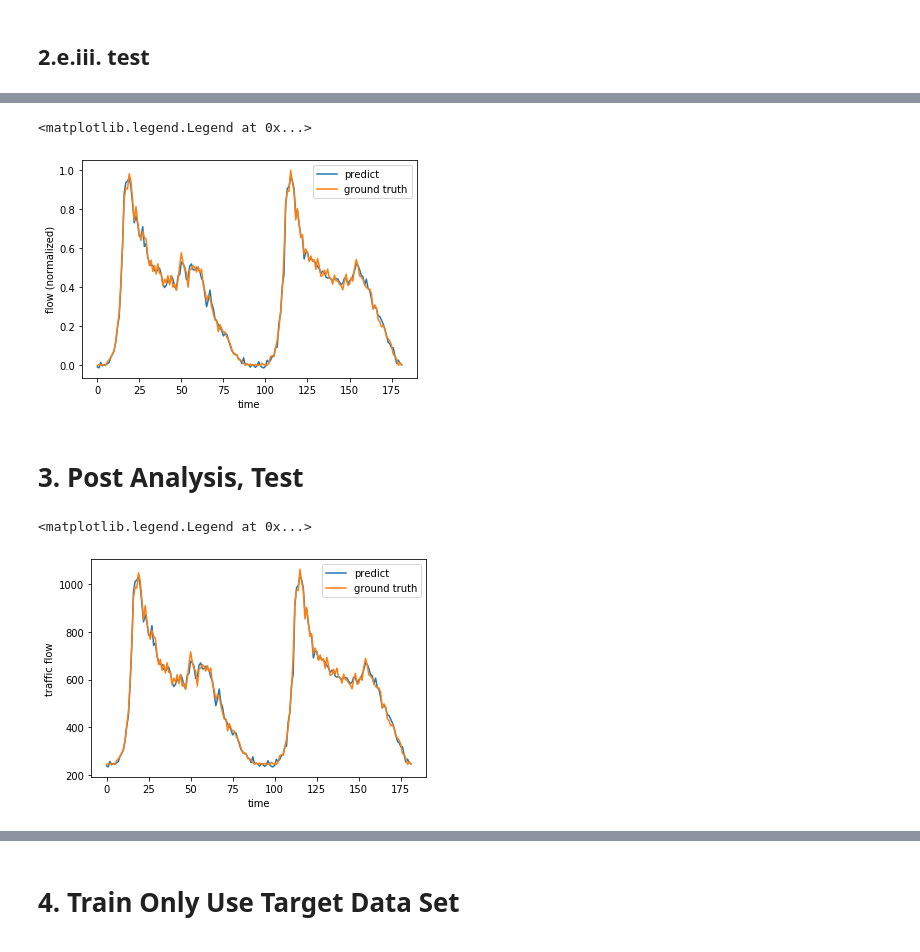
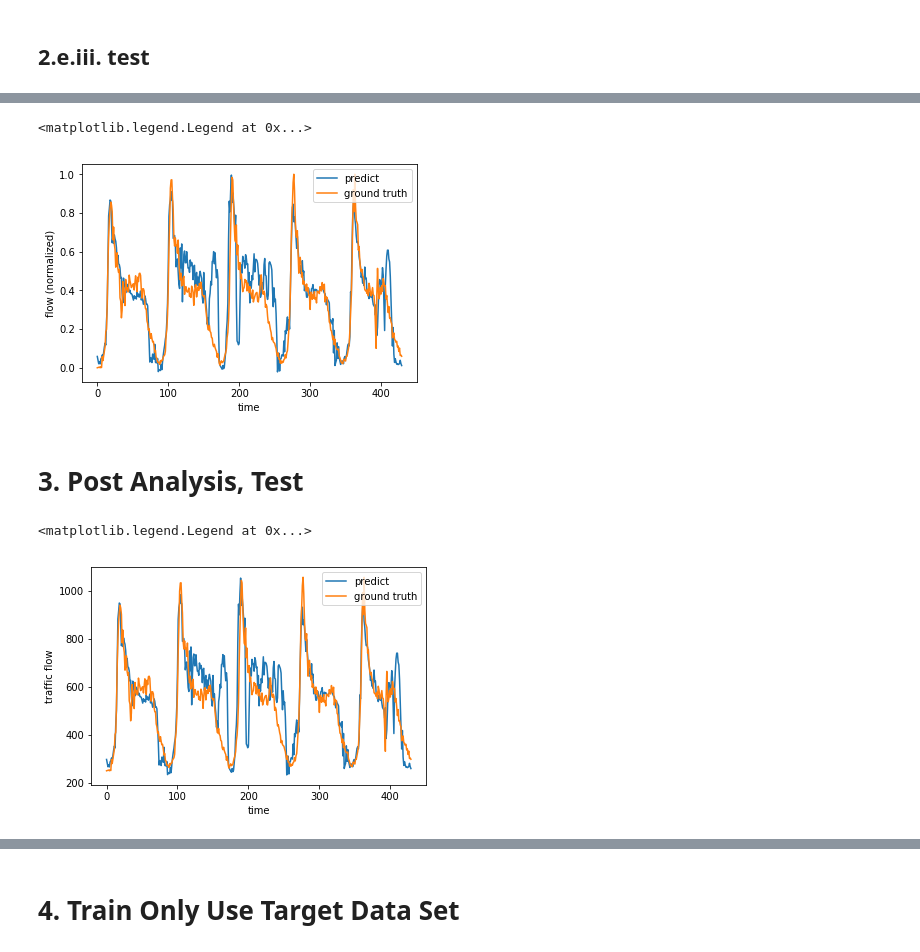
Before and after one commit to khzhang2/TCA_traffic, a Jupyter notebook: TCA_EMD_temporal_data_draft2.ipynb, the cells around one changed output, grey strips where cells are left out. Drawn from its saved outputs; the diff is of its cells as text; code cells hidden in the pictures.

```diff
--- a/TCA_EMD_temporal_data_draft2.ipynb
+++ b/TCA_EMD_temporal_data_draft2.ipynb
@@ -203,6 +226,6 @@ vis.show()
 
 Data type of **Xs**: [normalized_raw_data (fisrt row); emd_results (rest rows)]
 # %%
-#data_dim = min(imfs_src.shape[0], imfs_tar.shape[0])  # to be verified ***********************
 Xs = np.concatenate([src_domain_emd.reshape(1, -1), imfs_src, res_src.reshape(1, -1)])
 Xt = np.concatenate([tar_domain_emd.reshape(1, -1), imfs_tar, res_tar.reshape(1, -1)])
+Xt_valid = np.concatenate([tgt_validation_emd.reshape(1, -1), imfs_tar_valid, res_tar_valid.reshape(1, -1)])
@@ -274,6 +337,7 @@ class LSTM(nn.Module):
         self.lstm = nn.LSTM(inp_dim, hid_dim, layers, dropout=0.1)
 
         self.fc = nn.Sequential(
+            nn.ReLU(),
             nn.Linear(hid_dim, out_dim)
         )  # regression
 
@@ -396,0 +462,36 @@ Xs_new.shape
+# %%
+sample_num_per_day = (96 - seq_len - label_seq_len + 1)
+num_days = int(Xt_valid.shape[1]/96)
+sample_num = sample_num_per_day*num_days
+
+test_x = torch.zeros([seq_len, sample_num, inp_dim]).to(device)
+test_y = torch.zeros([label_seq_len, sample_num, inp_dim]).to(device)
+pred_y = torch.zeros([sample_num, inp_dim]).to(device)
+
+for i in range(int(Xt_valid.shape[1]/96)):
+    test_x_i, test_y_i = test_dataloader(Xt_valid_new[:, 96*i:96*(i+1)], Xt_valid[:, 96*i:96*(i+1)], \
+                                       seq_len, label_seq_len, inp_dim, label_dim)
+    pred_y_i = net(test_x_i)
+
+    test_x[:, sample_num_per_day*i:sample_num_per_day*(i+1)] += test_x_i
+    test_y[:, sample_num_per_day*i:sample_num_per_day*(i+1)] += test_y_i
+    pred_y[sample_num_per_day*i:sample_num_per_day*(i+1)] += pred_y_i
+
+    fig = plt.figure(figsize=[15,5])
+    ax = fig.add_subplot(141)
+    ax.plot(pred_y_i.cpu().detach().numpy()[:, 0], label='predict')
+    ax.plot(test_y_i.cpu().detach().numpy()[0, :, 0], label='ground truth')
+
+    ax2 = fig.add_subplot(142)
+    ax2.plot(pred_y_i.cpu().detach().numpy()[:, 1], label='predict')
+    ax2.plot(test_y_i.cpu().detach().numpy()[0, :, 1], label='ground truth')
+
+    ax3 = fig.add_subplot(143)
+    ax3.plot(pred_y_i.cpu().detach().numpy()[:, 2], label='predict')
+    ax3.plot(test_y_i.cpu().detach().numpy()[0, :,2], label='ground truth')
+
+    ax4 = fig.add_subplot(144)
+    ax4.plot(pred_y_i.cpu().detach().numpy()[:, 3], label='predict')
+    ax4.plot(test_y_i.cpu().detach().numpy()[0, :, 3], label='ground truth')
+
+    plt.legend()
@@ -397,13 +504,12 @@ Xs_new.shape
 # %%
-pred_y = net(target_x)
-plt.plot(pred_y.detach().numpy()[:, 0], label='predict')
-plt.plot(target_y.detach().numpy()[0, :, 0], label='ground truth')
+plt.plot(pred_y.cpu().detach().numpy()[:, 0], label='predict')
+plt.plot(test_y.cpu().detach().numpy()[0, :, 0], label='ground truth')
 plt.xlabel('time')
 plt.ylabel('flow (normalized)')
 plt.legend()
 # %% [output]
 <matplotlib.legend.Legend at 0x...>
-[figure, old version]
+[figure, new version]
 # %% [markdown]
 # 3. Post Analysis, Test
 # %%
@@ -415,8 +521,8 @@ def mape(actual, predict):
             n += 1
     return (tmp/n)
 # %%
-ground_truth_denorm = tar_domain_emd[seq_len:]*(max(src_domain.flatten()) - min(src_domain.flatten())) +np.mean(src_domain.flatten())
-pred_y_denorm = pred_y.detach().numpy()[:, 0]*(max(src_domain.flatten()) - min(src_domain.flatten())) +np.mean(src_domain.flatten())
+ground_truth_denorm = test_y.cpu()[0, :, 0].detach().numpy()*(max(tgt_validation.flatten()) - min(tgt_validation.flatten())) +np.mean(tgt_validation.flatten())
+pred_y_denorm = pred_y.cpu().detach().numpy()[:, 0]*(max(tgt_validation.flatten()) - min(tgt_validation.flatten())) +np.mean(tgt_validation.flatten())
 
 plt.plot(pred_y_denorm, label='predict')
 plt.plot(ground_truth_denorm, label='ground truth')
@@ -425,7 +531,7 @@ plt.ylabel('traffic flow')
 plt.legend()
 # %% [output]
 <matplotlib.legend.Legend at 0x...>
-[figure, old version]
+[figure, new version]
 # %%
 MSE = metrics.mean_squared_error(ground_truth_denorm, pred_y_denorm)
 MAE = metrics.mean_absolute_error(ground_truth_denorm, pred_y_denorm)
```
Also changed, not shown: parts of 34 cells of this notebook.
